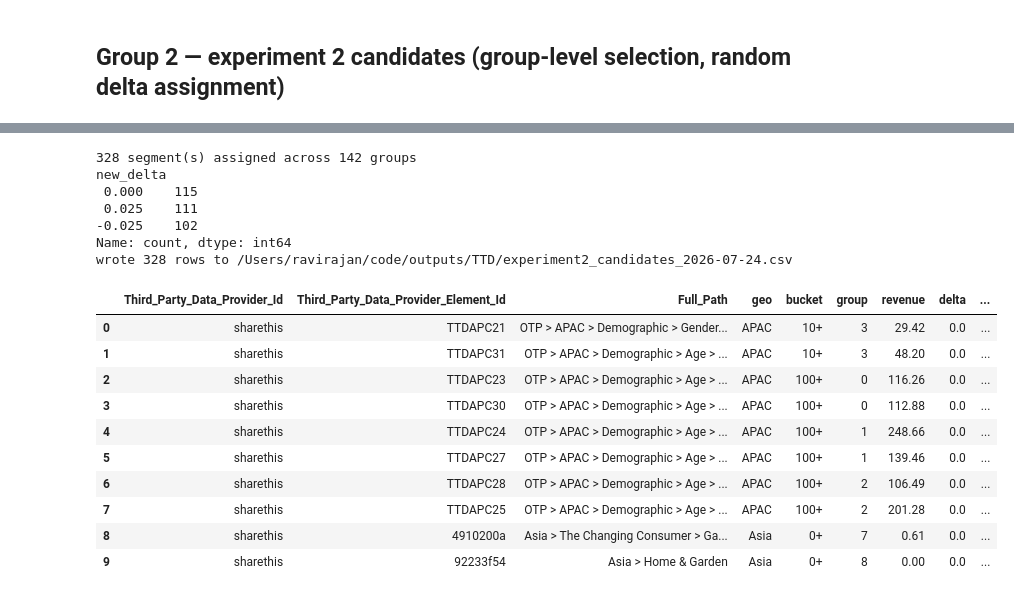
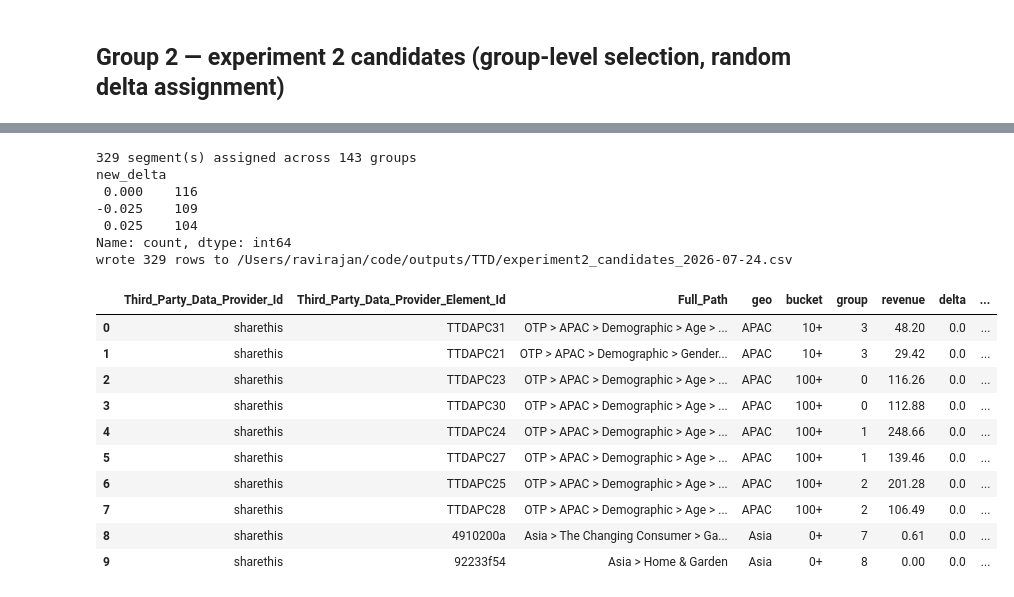
Before and after one commit to ravi-sharethis/python-notebooks, a Jupyter notebook: TTD_stratified_selection.ipynb, the cells around one changed output, grey strips where cells are left out. Drawn from its saved outputs; the diff is of its cells as text; code cells hidden in the pictures.

```diff
--- a/TTD_stratified_selection.ipynb
+++ b/TTD_stratified_selection.ipynb
@@ -344,12 +370,33 @@ wrote 282 rows to /Users/ravirajan/code/outputs/TTD/holdout_list_2026-07-24.csv
 | 8 | sharethis | c34b8517 | Asia > Business & Industrial > Bu... | Asia | 0+ | 119 | 0.11 | 0.0 | ... |
 | 9 | sharethis | 7084b74a | Asia > Business & Industrial > Ad... | Asia | 0+ | 77 | 0.43 | 0.0 | ... |
 # %%
-# A holdout pick only protects ITS OWN segment's price, not the whole group --
-# the group's other members are still legitimate candidates for Group 2, since
-# holdout already enforces at most one claimed segment per group. Recompute
-# each group's stats over just the members Group 2 can actually still touch.
+# A holdout pick protects its ENTIRE Full_Path (every Element_Id sharing that
+# taxonomy node) -- not just the literal Element_Id selected. Some Full_Path
+# values span more than one Element_Id (the same data quirk fixed by
+# TTD_Price_Assign.ipynb's segment-collapse); without this, Group 2 could
+# independently pick that SAME logical segment's other Element_Id, producing
+# a segment that's simultaneously "held out" and "an active experiment 2
+# candidate" once downstream collapses everything by Full_Path -- exactly
+# what happened to "Interest from Social Activity > Seasonal > Summer >
+# Sports" before this fix. Holdout wins -- excluded here, before Group 2
+# candidates are generated at all. A group's OTHER (different-Full_Path)
+# members are still legitimate Group 2 candidates.
 holdout_element_ids = set(holdout["Third_Party_Data_Provider_Element_Id"])
-available_universe = universe[~universe["Third_Party_Data_Provider_Element_Id"].isin(holdout_element_ids)]
+holdout_full_paths = set(holdout["Full_Path"])
+excluded_full_paths = set(holdout_full_paths)
+if exclude_restore_segments_from_group2:
+    excluded_full_paths |= set(restore_segments)
+    print(f"excluding {len(restore_segments)} restore segment(s) from Group 2 candidates too "
+          f"(exclude_restore_segments_from_group2=True)")
+
+# NOTE: compound-Element_Id segments are intentionally NOT excluded here.
+# require_unique_element_id_for_treatment is enforced downstream instead, by
+# resolve_compound_treatment_violations (after Group 2's RNG-based selection
+# runs) -- swapping roles with an in-group control/holdout member so the
+# compound segment ends up control or holdout rather than treatment, instead
+# of shrinking each affected group's eligible pool upfront (which would just
+# shift who else gets randomly selected, for no benefit).
+available_universe = universe[~universe["Full_Path"].isin(excluded_full_paths)]
 
 _avail_agg = available_universe.groupby(GROUP_KEYS).agg(
     available_members=("delta", "size"),
@@ -364,6 +411,6 @@ group_table["any_nonzero"] = group_table["any_nonzero"].fillna(False)
 group_table["avg_stability"] = group_table["avg_stability"].fillna(np.inf)
 
 _n_fully_claimed = (group_table["available_members"] == 0).sum()
-print(f"{len(holdout_element_ids):,} segment(s) held out, each from a different group "
-      f"({_n_fully_claimed} group(s) had only that one member -- fully claimed, unavailable to Group 2)")
+print(f"{len(holdout_full_paths):,} Full_Path(s) held out, each from a different group "
+      f"({_n_fully_claimed} group(s) fully claimed/excluded -- unavailable to Group 2)")
 # %% [output]
@@ -479,48 +527,49 @@ bucket
 # len(NEW_DELTAS) is left out of this round's assignment.
 assign_rows = []
 for _, g in sel_groups.iterrows():
     members = universe[
         (universe["Third_Party_Data_Provider_Id"] == g["Third_Party_Data_Provider_Id"]) &
         (universe["geo"] == g["geo"]) & (universe["group"] == g["group"]) &
-        (~universe["Third_Party_Data_Provider_Element_Id"].isin(holdout_element_ids))
+        (~universe["Full_Path"].isin(excluded_full_paths))
     ]
     k = min(len(members), len(NEW_DELTAS))
     chosen_idx = RNG.choice(members.index, size=k, replace=False)
     chosen_deltas = RNG.permutation(NEW_DELTAS)[:k]
     for idx, d in zip(chosen_idx, chosen_deltas):
         row = members.loc[idx].copy()
         row["new_delta"] = d
         assign_rows.append(row)
 
 exp2_out = pd.DataFrame(assign_rows)
-exp2_out["comment"] = np.where(exp2_out["new_delta"] == 0, group2_control_comment, group2_comment)
+exp2_out["tag"] = (np.where(exp2_out["new_delta"] == 0, group2_control_tag, group2_tag)
+                   + exp2_out["new_delta"].apply(lambda d: f" (delta = {d:+.3f})"))
 print(f"{len(exp2_out):,} segment(s) assigned across {len(sel_groups):,} groups")
 print(exp2_out["new_delta"].value_counts())
 
 _cols = ["Third_Party_Data_Provider_Id", "Third_Party_Data_Provider_Element_Id", "Full_Path",
-         "geo", "bucket", "group", "revenue", "delta", "new_delta", "stability_score", "comment"]
+         "geo", "bucket", "group", "revenue", "delta", "new_delta", "stability_score", "tag"]
 exp2_out = exp2_out[_cols].sort_values(["geo", "bucket", "group"]).reset_index(drop=True)
 
 if group2_output_file is not None:
     exp2_out.to_csv(group2_output_file, index=False)
     print(f"wrote {len(exp2_out):,} rows to {group2_output_file}")
 exp2_out.head(10)
 # %% [output]
-328 segment(s) assigned across 142 groups
+329 segment(s) assigned across 143 groups
 new_delta
- 0.000    115
- 0.025    111
--0.025    102
+ 0.000    116
+-0.025    109
+ 0.025    104
 Name: count, dtype: int64
-wrote 328 rows to /Users/ravirajan/code/outputs/TTD/experiment2_candidates_2026-07-24.csv
+wrote 329 rows to /Users/ravirajan/code/outputs/TTD/experiment2_candidates_2026-07-24.csv
 |  | Third_Party_Data_Provider_Id | Third_Party_Data_Provider_Element_Id | Full_Path | geo | bucket | group | revenue | delta | ... |
-| 0 | sharethis | TTDAPC21 | OTP > APAC > Demographic > Gender... | APAC | 10+ | 3 | 29.42 | 0.0 | ... |
-| 1 | sharethis | TTDAPC31 | OTP > APAC > Demographic > Age > ... | APAC | 10+ | 3 | 48.20 | 0.0 | ... |
+| 0 | sharethis | TTDAPC31 | OTP > APAC > Demographic > Age > ... | APAC | 10+ | 3 | 48.20 | 0.0 | ... |
+| 1 | sharethis | TTDAPC21 | OTP > APAC > Demographic > Gender... | APAC | 10+ | 3 | 29.42 | 0.0 | ... |
 | 2 | sharethis | TTDAPC23 | OTP > APAC > Demographic > Age > ... | APAC | 100+ | 0 | 116.26 | 0.0 | ... |
 | 3 | sharethis | TTDAPC30 | OTP > APAC > Demographic > Age > ... | APAC | 100+ | 0 | 112.88 | 0.0 | ... |
 | 4 | sharethis | TTDAPC24 | OTP > APAC > Demographic > Age > ... | APAC | 100+ | 1 | 248.66 | 0.0 | ... |
 | 5 | sharethis | TTDAPC27 | OTP > APAC > Demographic > Age > ... | APAC | 100+ | 1 | 139.46 | 0.0 | ... |
-| 6 | sharethis | TTDAPC28 | OTP > APAC > Demographic > Age > ... | APAC | 100+ | 2 | 106.49 | 0.0 | ... |
-| 7 | sharethis | TTDAPC25 | OTP > APAC > Demographic > Age > ... | APAC | 100+ | 2 | 201.28 | 0.0 | ... |
+| 6 | sharethis | TTDAPC25 | OTP > APAC > Demographic > Age > ... | APAC | 100+ | 2 | 201.28 | 0.0 | ... |
+| 7 | sharethis | TTDAPC28 | OTP > APAC > Demographic > Age > ... | APAC | 100+ | 2 | 106.49 | 0.0 | ... |
 | 8 | sharethis | 4910200a | Asia > The Changing Consumer > Ga... | Asia | 0+ | 7 | 0.61 | 0.0 | ... |
 | 9 | sharethis | 92233f54 | Asia > Home & Garden | Asia | 0+ | 8 | 0.00 | 0.0 | ... |
```
Also changed, not shown: parts of 11 cells of this notebook, 1 other file.
